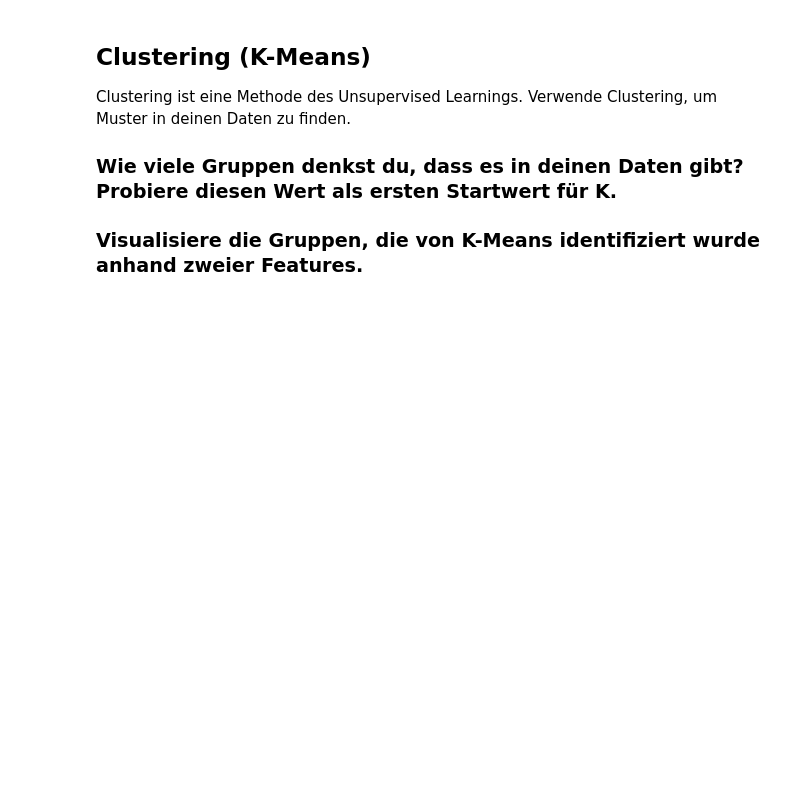
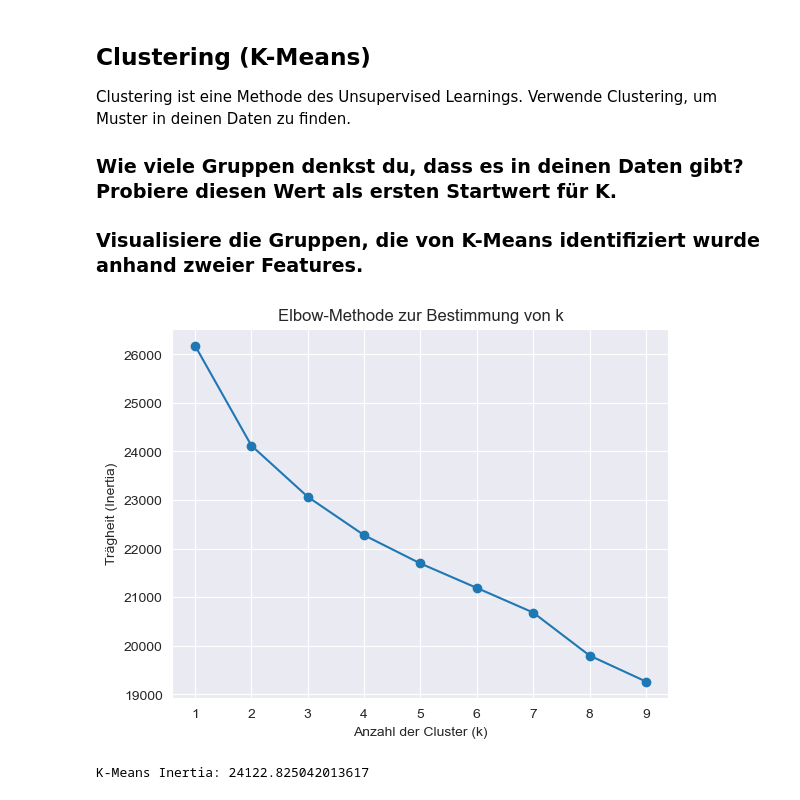
Before and after one commit to vschachl/MentalHealth, a Jupyter notebook: Main.ipynb, the cells around one changed output. Saved outputs shown, nothing was run; the diff lists cells and outputs as text; code cells hidden in the pictures; blank space fills up the shorter version.

Commit message:
Clustering, Support Vector Machine & Confussion Matrix

```diff
--- a/Main.ipynb
+++ b/Main.ipynb
@@ -723,3 +727,16 @@ max           2.438123e+00
 ### Verändere den C Wert (Regulazation Parameter) deines Support Vector Classifiers. Dieser Wert definiert, wie hoch der zugelassenen Fehler bei der Suche nach der optimalen Hyperplane ist. Was passiert, wenn du den Wert veränderst?
 
 ### Wie schneidet die Support Vector Machine gegenüber den anderen Modellen ab?
+# %%
+categorical_cols = data.select_dtypes(include=['object']).columns
+for col in categorical_cols:
+    data[col] = LabelEncoder().fit_transform(data[col])
+
+X = data.drop(columns=['work_interfere'])
+y = data['work_interfere']
+
+X_train, X_test, y_train, y_test = train_test_split(X, y, test_size=0.2, random_state=42)
+
+scaler = StandardScaler()
+X_train_scaled = scaler.fit_transform(X_train)
+X_test_scaled = scaler.transform(X_test)
@@ -730,3 +789,39 @@ Clustering ist eine Methode des Unsupervised Learnings. Verwende Clustering, um
 ### Wie viele Gruppen denkst du, dass es in deinen Daten gibt? Probiere diesen Wert als ersten Startwert für K.
 
 ### Visualisiere die Gruppen, die von K-Means identifiziert wurde anhand zweier Features.
+# %%
+categorical_cols = data.select_dtypes(include=['object']).columns
+for col in categorical_cols:
+    data[col] = LabelEncoder().fit_transform(data[col])
+
+X = data.drop(columns=['work_interfere'])
+y = data['work_interfere']
+
+X_train, X_test, y_train, y_test = train_test_split(X, y, test_size=0.2, random_state=42)
+
+scaler = StandardScaler()
+X_train_scaled = scaler.fit_transform(X_train)
+X_test_scaled = scaler.transform(X_test)
+# %%
+inertia = []
+K_range = range(1, 10)
+
+for k in K_range:
+    kmeans = KMeans(n_clusters=k, random_state=42)
+    kmeans.fit(X_train_scaled)
+    inertia.append(kmeans.inertia_)
+
+plt.plot(K_range, inertia, marker='o')
+plt.xlabel("Anzahl der Cluster (k)")
+plt.ylabel("Trägheit (Inertia)")
+plt.title("Elbow-Methode zur Bestimmung von k")
+plt.show()
+# %% [output]
+[figure, added]
+# %%
+kmeans = KMeans(n_clusters=2, random_state=42)
+kmeans.fit(X_train_scaled)
+kmeans_labels = kmeans.predict(X_test_scaled)
+print("K-Means Inertia:", kmeans.inertia_)
+# %% [output]
+K-Means Inertia: 24122.825042013617
```
Also changed, not shown: parts of 10 cells of this notebook.
